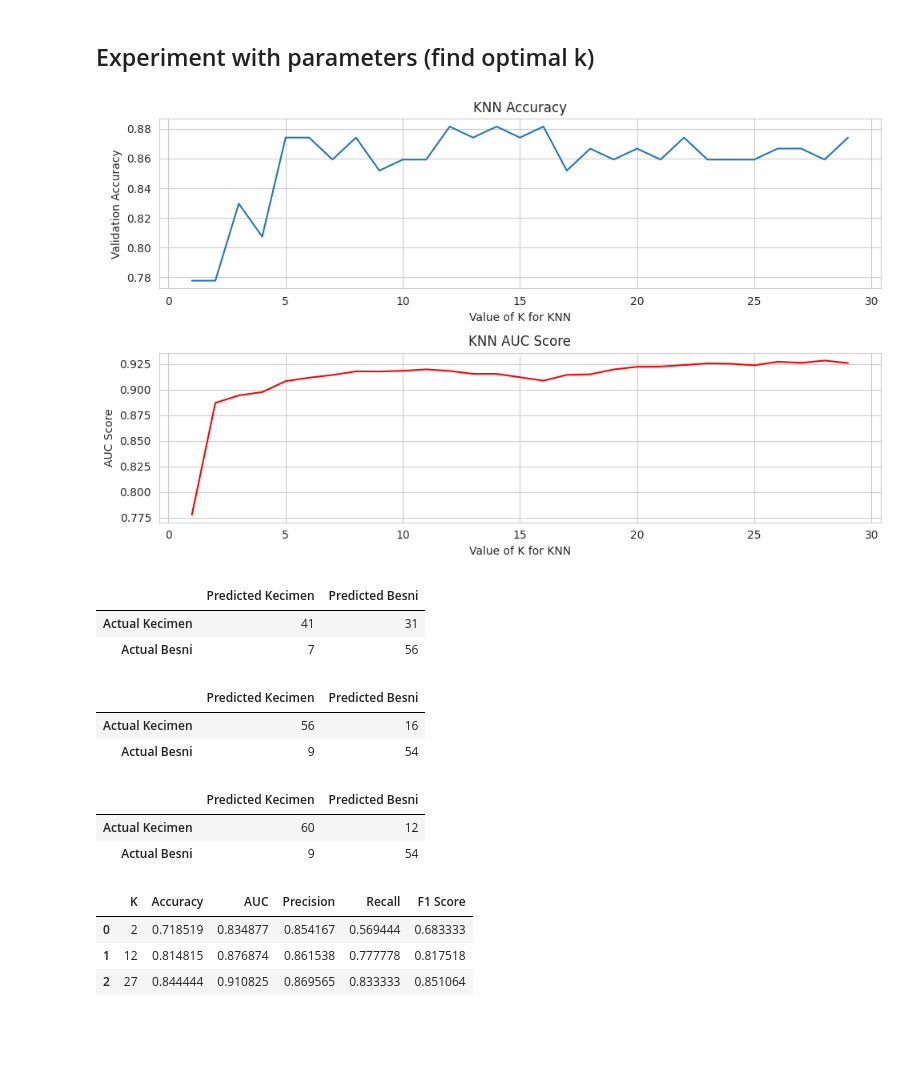
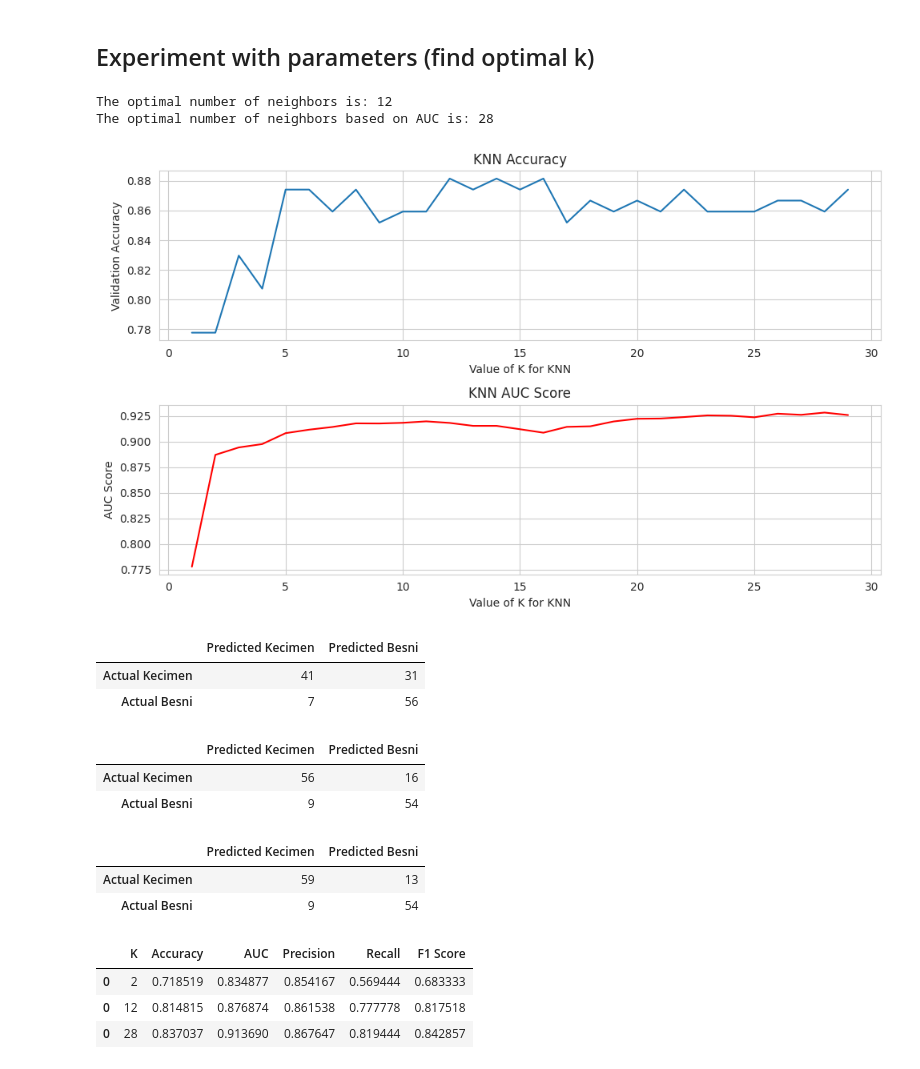
Before and after one commit to neiios/dtmm-task-4, a Jupyter notebook: knn.ipynb, the cells around one changed output. Cells and saved outputs as stored; diff of their text form; code cells hidden in the pictures; blank space fills up the shorter version.

```diff
--- a/knn.ipynb
+++ b/knn.ipynb
@@ -25,6 +25,7 @@ y_test = test_df['Class']
 ## Experiment with parameters (find optimal k)
 # %%
 import matplotlib.pyplot as plt
+import numpy as np
 from sklearn.neighbors import KNeighborsClassifier
 from sklearn.metrics import confusion_matrix, accuracy_score, roc_auc_score, precision_score, recall_score, f1_score
 
@@ -46,6 +47,11 @@ for k in k_values:
 
 plt.figure(figsize=(10, 6))
 
+optimal_n = k_values[np.argmax(validation_scores)]
+optimal_n_auc = k_values[np.argmax(auc_scores)]
+print("The optimal number of neighbors is:", optimal_n)
+print("The optimal number of neighbors based on AUC is:", optimal_n_auc)
+
 plt.subplot(2, 1, 1)
 plt.plot(k_values, validation_scores, label='Accuracy')
 plt.xlabel('Value of K for KNN')
@@ -61,6 +67,8 @@ plt.title('KNN AUC Score')
 plt.tight_layout()
 plt.show()
 # %% [output]
+The optimal number of neighbors is: 12
+The optimal number of neighbors based on AUC is: 28
 [figure]
 # %%
 import pandas as pd
@@ -85,43 +93,45 @@ def get_result_stats(clf, X, y, pos_label="Kecimen"):
 dtype = {"K": int, "Accuracy": float, "AUC": float, "Precision": float, "Recall": float, "F1 Score": float}
 results_df = pd.DataFrame(columns=["K", "Accuracy", "AUC", "Precision", "Recall", "F1 Score"]).astype(dtype)
 wrong_predictions = set()
-for val in [2, 12, 27]:
+for val in [2, 12, 28]:
     clf = KNeighborsClassifier(n_neighbors=val).fit(X_train, y_train)
     y_pred, acc, auc_score, precision, recall, f1, conf_matrix = get_result_stats(clf, X_test, y_test)
 
     df_conf_matrix = pd.DataFrame(conf_matrix, index=["Actual Kecimen", "Actual Besni"],
                                   columns=["Predicted Kecimen", "Predicted Besni"])
     display(df_conf_matrix)
 
     temp_df = pd.DataFrame([[val, acc, auc_score, precision, recall, f1]],
                            columns=["K", "Accuracy", "AUC", "Precision", "Recall", "F1 Score"]).astype(dtype)
-    results_df = pd.concat([results_df, temp_df], ignore_index=True)
+    results_df = pd.concat([results_df, temp_df])
 
-    for i, (actual, predicted) in enumerate(zip(y_test, y_pred)):
+    for index, actual in y_test_series.items():
+        predicted = y_pred_series[index]
         if actual != predicted:
-            wrong_predictions.add(i)
+            wrong_predictions.add(index)
 
 results_df.to_latex(
     f"./knn-scores.tex",
     float_format="%.3f",
     caption=f"Apskaičiuoti matai",
     label=f"tab:knn-scores",
+    index=False,
     escape=True,
     bold_rows=True,
 )
 
 display(results_df)
 # %% [output]
 |  | Predicted Kecimen | Predicted Besni |
 | Actual Kecimen | 41 | 31 |
 | Actual Besni | 7 | 56 |
 |  | Predicted Kecimen | Predicted Besni |
 | Actual Kecimen | 56 | 16 |
 | Actual Besni | 9 | 54 |
 |  | Predicted Kecimen | Predicted Besni |
-| Actual Kecimen | 60 | 12 |
+| Actual Kecimen | 59 | 13 |
 | Actual Besni | 9 | 54 |
 |  | K | Accuracy | AUC | Precision | Recall | F1 Score |
 | 0 | 2 | 0.718519 | 0.834877 | 0.854167 | 0.569444 | 0.683333 |
-| 1 | 12 | 0.814815 | 0.876874 | 0.861538 | 0.777778 | 0.817518 |
-| 2 | 27 | 0.844444 | 0.910825 | 0.869565 | 0.833333 | 0.851064 |
+| 0 | 12 | 0.814815 | 0.876874 | 0.861538 | 0.777778 | 0.817518 |
+| 0 | 28 | 0.837037 | 0.913690 | 0.867647 | 0.819444 | 0.842857 |
```
Also changed, not shown: parts of 3 cells of this notebook, 1 other file.
